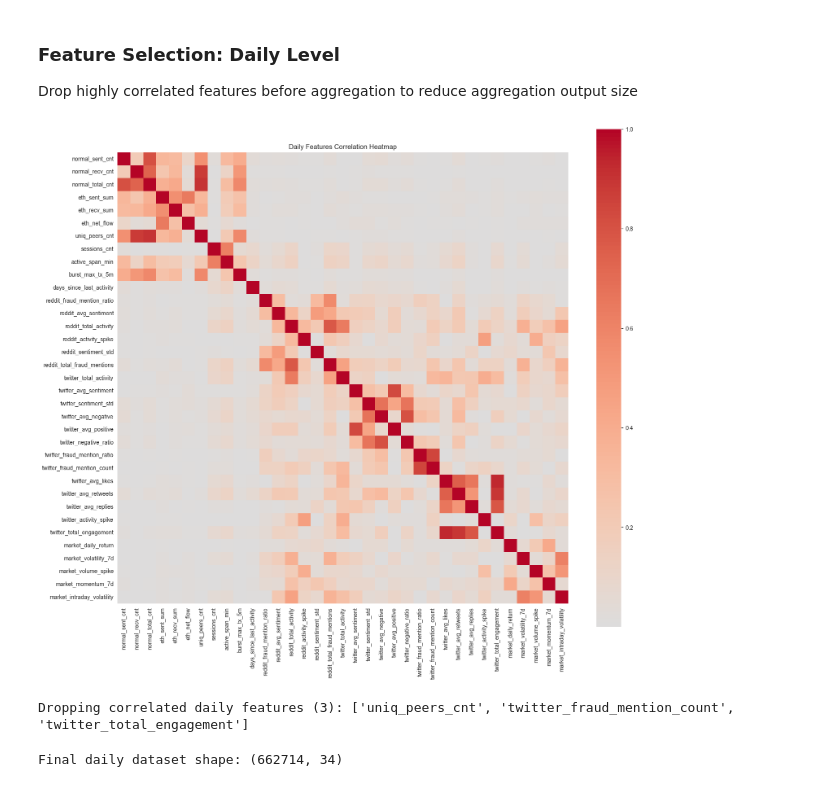
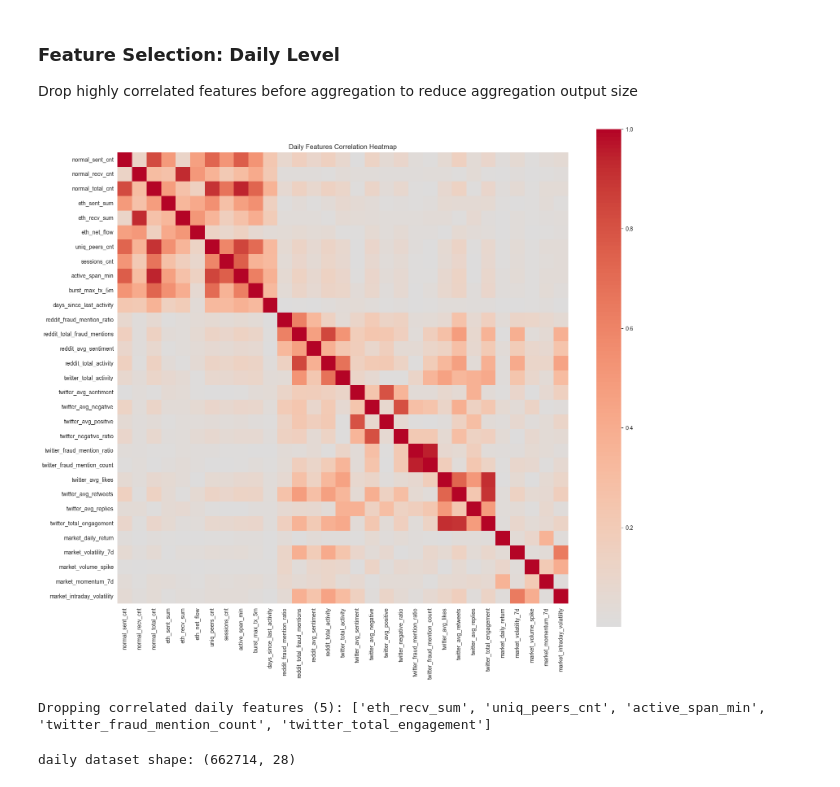
Before and after one commit to NileshFdo/FuseChain-FYP, a Jupyter notebook: ml_pipeline/notebooks/05.daily_fusion.ipynb, the cells around one changed output. Cells and saved outputs as stored; diff of their text form; code cells hidden in the pictures.

```diff
--- a/ml_pipeline/notebooks/05.daily_fusion.ipynb
+++ b/ml_pipeline/notebooks/05.daily_fusion.ipynb
@@ -71,52 +71,53 @@ daily_df = pd.merge(chain_df, offchain_df, on='day', how='left')
 Drop highly correlated features before aggregation to reduce aggregation output size
 # %%
 daily_features_to_check = [
-    # On-chain - 11
-    "normal_sent_cnt", "normal_recv_cnt", "normal_total_cnt", "eth_sent_sum", "eth_recv_sum",
-    "eth_net_flow", "uniq_peers_cnt", "sessions_cnt", "active_span_min", "burst_max_tx_5m",
+    # On-chain
+    "normal_sent_cnt", "normal_recv_cnt", "normal_total_cnt",
+    "eth_sent_sum", "eth_recv_sum", "eth_net_flow",
+    "uniq_peers_cnt", "sessions_cnt", "active_span_min", "burst_max_tx_5m",
     "days_since_last_activity",
-    # Reddit - 6
-    'reddit_fraud_mention_ratio', 'reddit_avg_sentiment', 'reddit_total_activity',
-    'reddit_activity_spike', 'reddit_sentiment_std', 'reddit_total_fraud_mentions',
-    # Twitter - 13
-    'twitter_total_activity', 'twitter_avg_sentiment', 'twitter_sentiment_std',
+    # Reddit
+    'reddit_fraud_mention_ratio', 'reddit_total_fraud_mentions',
+    'reddit_avg_sentiment', 'reddit_total_activity',
+    # Twitter
+    'twitter_total_activity', 'twitter_avg_sentiment',
     'twitter_avg_negative', 'twitter_avg_positive', 'twitter_negative_ratio',
-    'twitter_fraud_mention_ratio', 'twitter_fraud_mention_count', 'twitter_avg_likes',
-    'twitter_avg_retweets', 'twitter_avg_replies', 'twitter_activity_spike',
+    'twitter_fraud_mention_ratio', 'twitter_fraud_mention_count',
+    'twitter_avg_likes', 'twitter_avg_retweets', 'twitter_avg_replies',
     'twitter_total_engagement',
-    # Market - 5
+    # Market
     'market_daily_return', 'market_volatility_7d', 'market_volume_spike',
     'market_momentum_7d', 'market_intraday_volatility'
 ]
 # %%
 import matplotlib.pyplot as plt
 import seaborn as sns
 
 # Check Correlation
-corr_daily = daily_df[daily_features_to_check].corr().abs()
+corr_daily = daily_df[daily_features_to_check].corr(method='spearman').abs()
 
 plt.figure(figsize=(16, 14))
 sns.heatmap(corr_daily, annot=False, cmap='coolwarm', center=0, square=True)
 plt.title('Daily Features Correlation Heatmap')
 plt.tight_layout()
 plt.show()
 
 upper_daily = corr_daily.where(np.triu(np.ones(corr_daily.shape), k=1).astype(bool))
 daily_to_drop = [column for column in upper_daily.columns if any(upper_daily[column] > 0.85)]
 
 print(f"Dropping correlated daily features ({len(daily_to_drop)}): {daily_to_drop}")
 
 # Drop the columns
 daily_df.drop(columns=daily_to_drop, inplace=True, errors='ignore')
 # %% [output]
-[figure, old version]
+[figure, new version]
-Dropping correlated daily features (3): ['uniq_peers_cnt', 'twitter_fraud_mention_count', 'twitter_total_engagement']
+Dropping correlated daily features (5): ['eth_recv_sum', 'uniq_peers_cnt', 'active_span_min', 'twitter_fraud_mention_count', 'twitter_total_engagement']
 # %%
 output_dir = '../data/processed/final'
 os.makedirs(output_dir, exist_ok=True)
 
 output_path = os.path.join(output_dir, 'daily_fused.parquet')
 daily_df.to_parquet(output_path, index=False)
-print(f"Final daily dataset shape: {daily_df.shape}")
+print(f"daily dataset shape: {daily_df.shape}")
 # %% [output]
-Final daily dataset shape: (662714, 34)
+daily dataset shape: (662714, 28)
```
Also changed, not shown: parts of 2 cells of this notebook, 7 other files.
